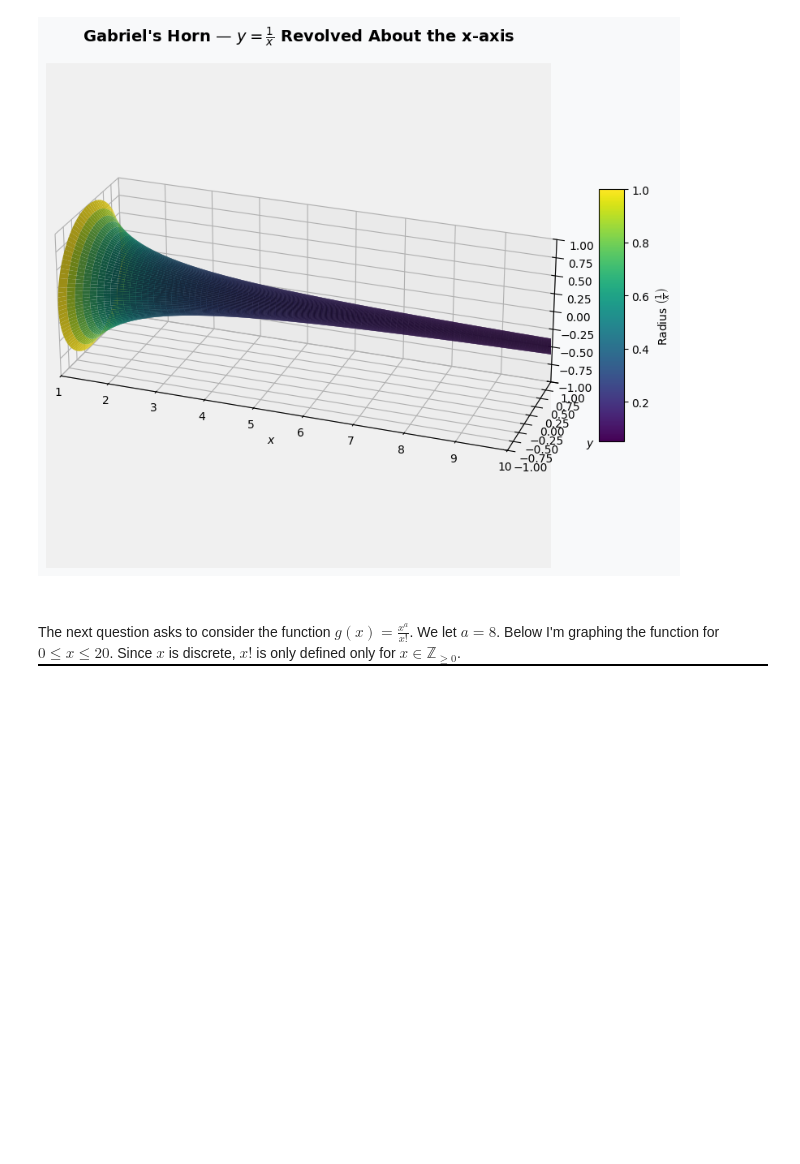
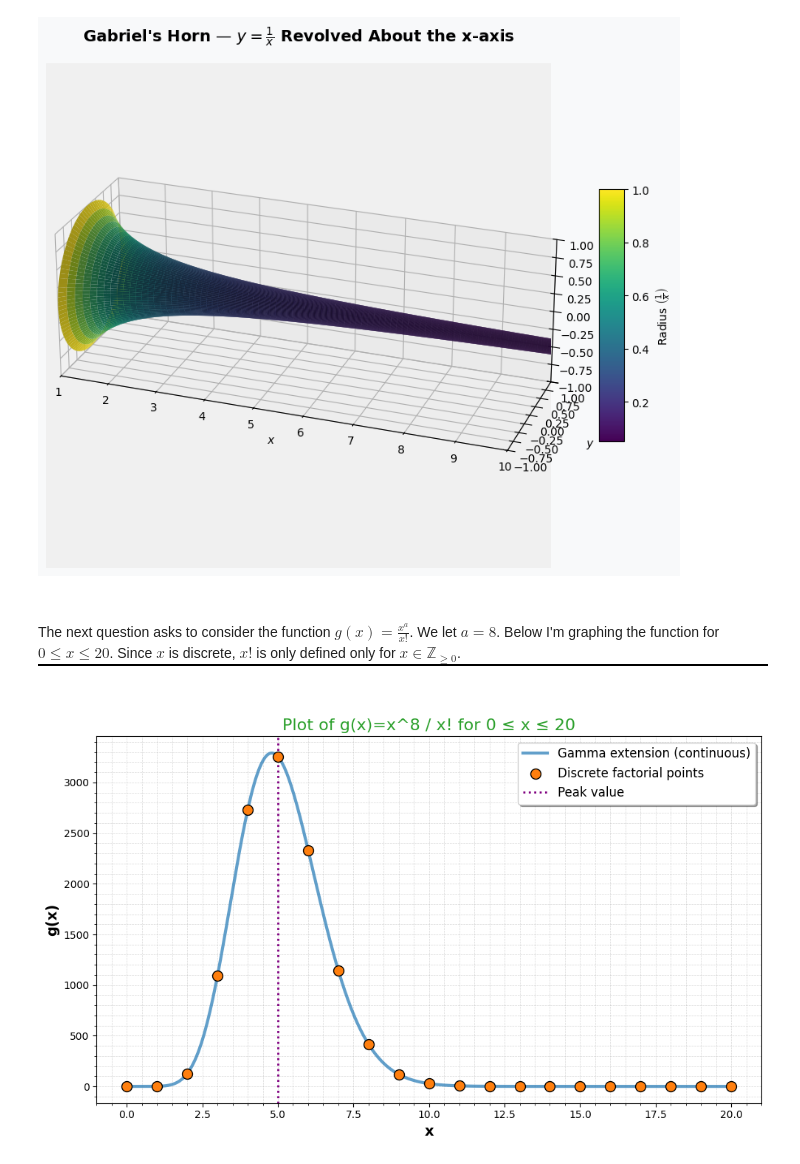
Before and after one commit to Siman73000/Calculus_II_Computer_Labs, a Jupyter notebook: Lab_3/lab_03.ipynb, the cells around one changed output. Cells and saved outputs as stored; diff of their text form; code cells hidden in the pictures; blank space fills up the shorter version.

```diff
--- a/Lab_3/lab_03.ipynb
+++ b/Lab_3/lab_03.ipynb
@@ -173,21 +174,82 @@ plt.show()
     </p>
 </div>
 # %%
-from mpmath import mp, cos, si
+import numpy as np
 import matplotlib.pyplot as plt
-mp.dps = 50
-def I(t):
-    return 0.5*(1 + cos(2)) - (1/(2*t))*(1 + cos(2*t)) - (si(2*t) - si(2))
-t_values = [2, 5, 10, 100, 1000, 10000]
-I_values = [float(I(t)) for t in t_values]
-for t, val in zip(t_values, I_values):
-    print(f"t = {t:<6}  =>  I(t) = {val:.12f}")
-plt.figure(figsize=(8, 5))
-plt.plot(t_values, I_values, marker='o', linewidth=1.8)
-plt.xscale('log')
-plt.title(r"$I(t)=\int_1^t \frac{\cos^2(x)}{x^2}\,dx$", fontsize=14)
-plt.xlabel("t (log scale)")
-plt.ylabel("I(t)")
-plt.grid(True, which="both", linestyle="--", alpha=0.6)
-plt.show()
+from scipy.special import gamma, factorial
+
+class FactorialPlot:
+    def __init__(self, a=8, x_min=0, x_max=20, num_points=400):
+        self.a = a
+        self.x_min = x_min
+        self.x_max = x_max
+        self.num_points = num_points
+        self.x_discrete = np.arange(self.x_min, self.x_max + 1)
+        self.x_continuous = np.linspace(self.x_min, self.x_max, self.num_points)
+        self.g_discrete = self.compute_discrete(self.x_discrete)
+        self.g_continuous = self.compute_continuous(self.x_continuous)
+        self.peak_x = self.x_discrete[np.argmax(self.g_discrete)]
+        self.x_large = np.arange(50, 200, 10)
+        self.g_values = self.x_large**a / factorial(self.x_large)
+        self.styles = {
+            "figsize": (10, 6),
+            "continuous": {"color": "#1f77b4", "linewidth": 3, "alpha": 0.7, "label": "Gamma extension (continuous)"},
+            "discrete": {"color": "#ff7f0e", "s": 100, "edgecolor": "k", "zorder": 5, "label": "Discrete factorial points"},
+            "grid": {"which": "both", "linestyle": "--", "linewidth": 0.5, "alpha": 0.5},
+            "title": {"fontsize": 16, "color": "#2ca02c"},
+            "xlabel": {"fontsize": 14, "fontweight": "bold"},
+            "ylabel": {"fontsize": 14, "fontweight": "bold"},
+            "legend": {"frameon": True, "shadow": True, "fontsize": 12},
+            "peak_line": {"color": "purple", "linestyle": ":", "linewidth": 2, "label": "Peak value"}
+        }
+
+    def compute_discrete(self, x):
+        return x**self.a / factorial(x)
+
+    def compute_continuous(self, x):
+        return x**self.a / gamma(x + 1)
+
+    def plot(self, title=None):
+        plt.figure(figsize=self.styles["figsize"])
+        plt.plot(self.x_continuous, self.g_continuous, **self.styles["continuous"])
+        plt.scatter(self.x_discrete, self.g_discrete, **self.styles["discrete"])
+        plt.axvline(x=self.peak_x, **self.styles["peak_line"])
+        plt.grid(**self.styles["grid"])
+        plt.xlabel("x", **self.styles["xlabel"])
+        plt.ylabel("g(x)", **self.styles["ylabel"])
+        if title is None:
+            title = f"Plot of g(x)=x^{self.a} / x! for {self.x_min} ≤ x ≤ {self.x_max}"
+        plt.title(title, **self.styles["title"])
+        plt.legend(**self.styles["legend"])
+        plt.minorticks_on()
+        plt.tight_layout()
+        plt.show()
+
+    def lim_estimate(self):
+        print(f"Estimating lim x→∞ g(x) = x^{self.a} / x!")
+        for x, g in zip(self.x_large, self.g_values):
+            print(f"x = {x:3}, g(x) = {g:.3e}")
+        print("\nObservation: As x increases, g(x) approaches 0.")
+        print(f"Estimated limit ≈ {self.g_values[-1]:.3e}")
+
+    def formal_limit_N(self, epsilon=None):
+        if epsilon is None:
+            epsilon = 1 / self.a**3
+        x = self.a
+        while True:
+            g = x**self.a / factorial(x)
+            if g < epsilon:
+                N = x
+                break
+            x += 1
+        print(f"Formal ε-N limit check:")
+        print(f"ε = {epsilon:.3e}")
+        print(f"Smallest N such that |g(x)| < ε for all x > N: N = {N}")
+        return N
+
+plotter = FactorialPlot(a=8, x_max=20)
+plotter.plot()
+plotter.lim_estimate()
+N = plotter.formal_limit_N()
 # %% [output]
+[figure, new version]
```
Also changed, not shown: parts of 6 cells of this notebook.
